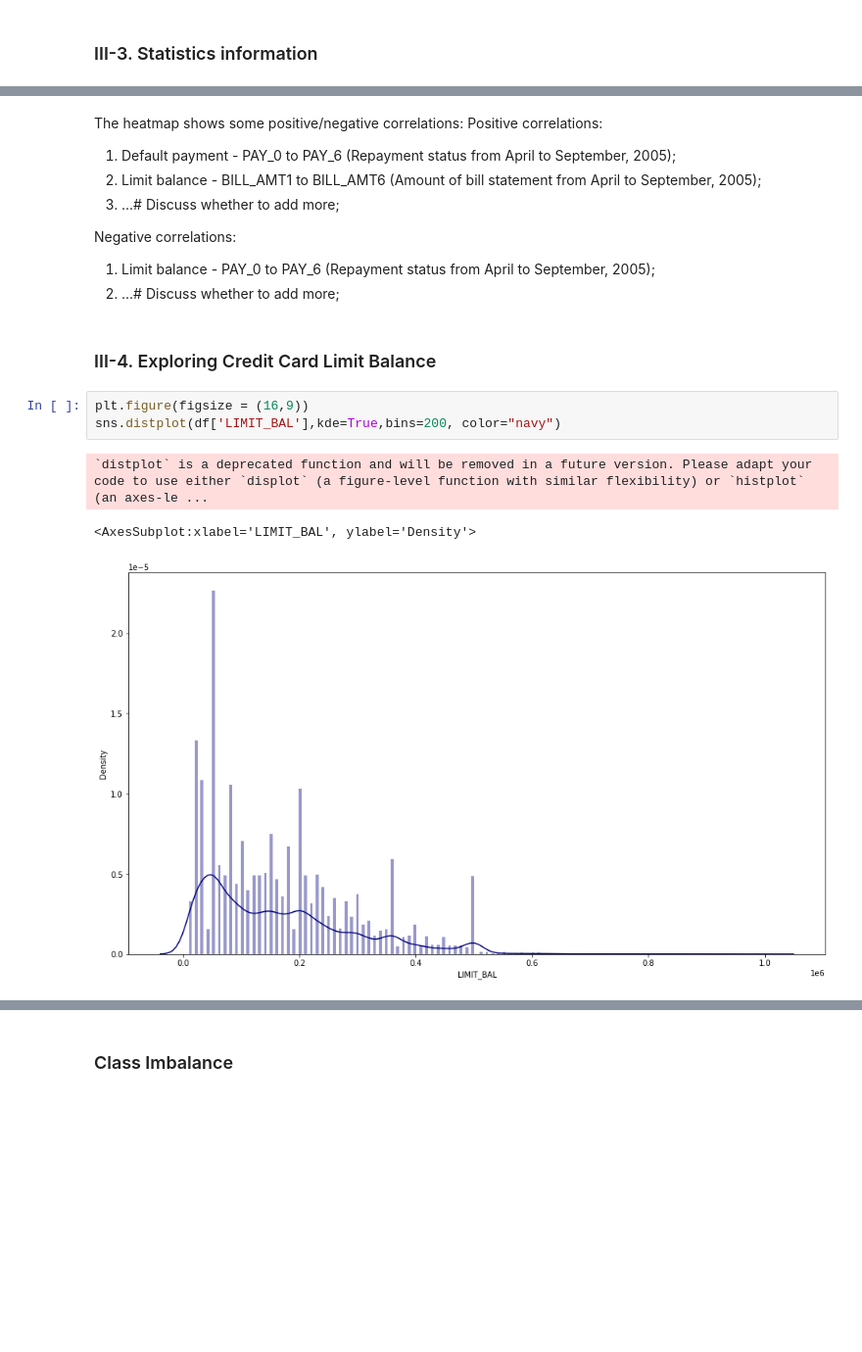
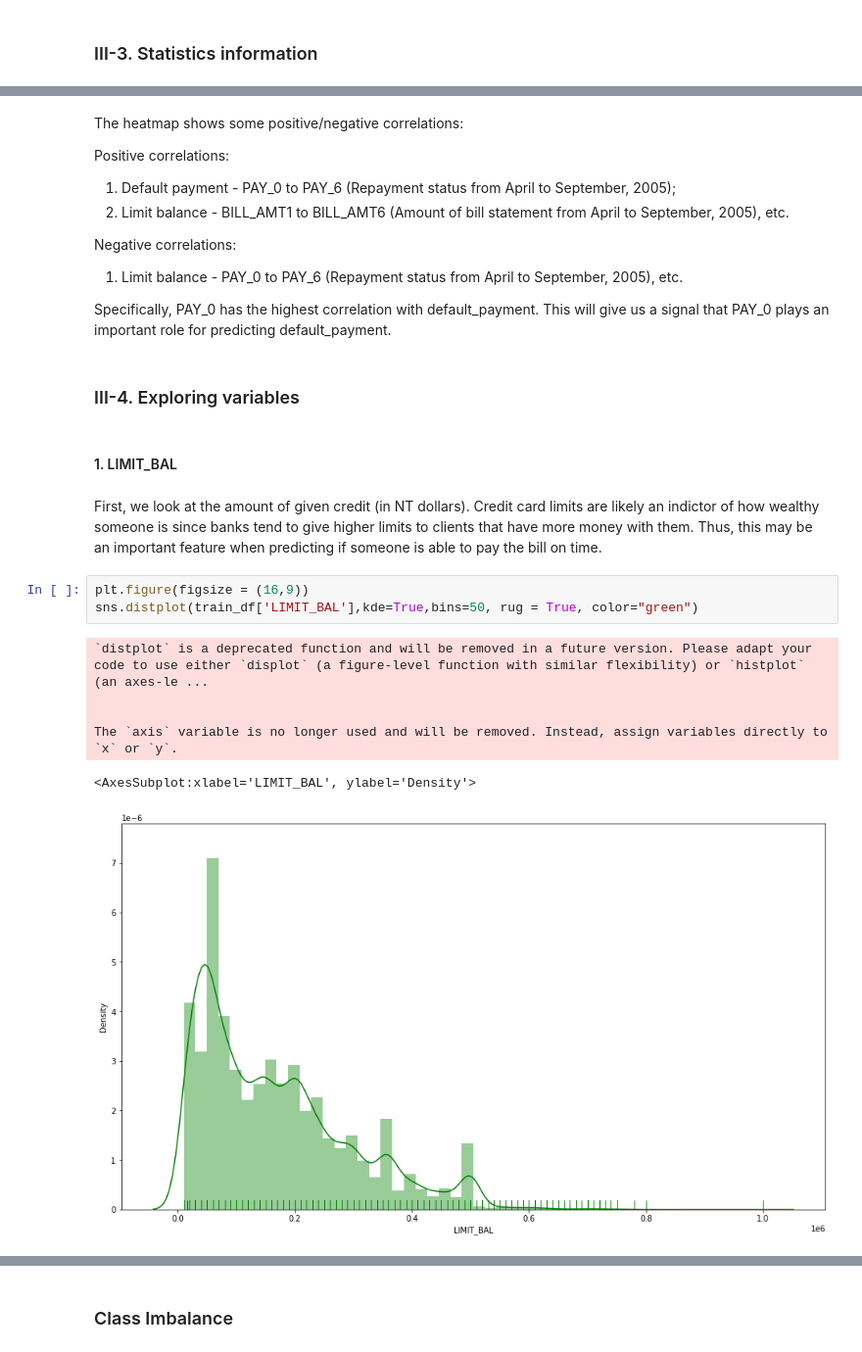
Before and after one commit to hmartin11/DSCI-310-Group-4, a Jupyter notebook: data_analysis.ipynb, the cells around one changed output, grey strips where cells are left out. Shown: that part at 98% size. Drawn from its saved outputs; the diff is of its cells as text; blank space fills up the shorter version.

```diff
--- a/data_analysis.ipynb
+++ b/data_analysis.ipynb
@@ -136,20 +143,27 @@ sns.heatmap(df.corr(),cbar=True,annot=True,cmap='Reds')
 # %% [markdown]
 The heatmap shows some positive/negative correlations:
+
 Positive correlations:
 1. Default payment - PAY_0 to PAY_6 (Repayment status from April to September, 2005);
-2. Limit balance - BILL_AMT1 to BILL_AMT6 (Amount of bill statement from April to September, 2005);
-3. ...# Discuss whether to add more;
-
+2. Limit balance - BILL_AMT1 to BILL_AMT6 (Amount of bill statement from April to September, 2005), etc.
 
 Negative correlations:
-1. Limit balance - PAY_0 to PAY_6 (Repayment status from April to September, 2005);
-2. ...# Discuss whether to add more;
+1. Limit balance - PAY_0 to PAY_6 (Repayment status from April to September, 2005), etc.
+
+Specifically, PAY_0 has the highest correlation with default_payment. This will give us a signal that PAY_0 plays an important role for predicting default_payment.
 # %% [markdown]
-### III-4. Exploring Credit Card Limit Balance
+### III-4. Exploring variables
+# %% [markdown]
+#### 1. LIMIT_BAL
+# %% [markdown]
+First, we look at the amount of given credit (in NT dollars). Credit card limits are likely an indictor of how wealthy someone is since banks tend to give higher limits to clients that have more money with them. Thus, this may be an important feature when predicting if someone is able to pay the bill on time.
 # %%
 plt.figure(figsize = (16,9))
-sns.distplot(df['LIMIT_BAL'],kde=True,bins=200, color="navy")
+sns.distplot(train_df['LIMIT_BAL'],kde=True,bins=50, rug = True, color="green")
 # %% [output]
 `distplot` is a deprecated function and will be removed in a future version. Please adapt your code to use either `displot` (a figure-level function with similar flexibility) or `histplot` (an axes-le ...
+
+
+The `axis` variable is no longer used and will be removed. Instead, assign variables directly to `x` or `y`.
 <AxesSubplot:xlabel='LIMIT_BAL', ylabel='Density'>
-[figure, old version]
+[figure, new version]
```
Also changed, not shown: parts of 39 cells of this notebook.
